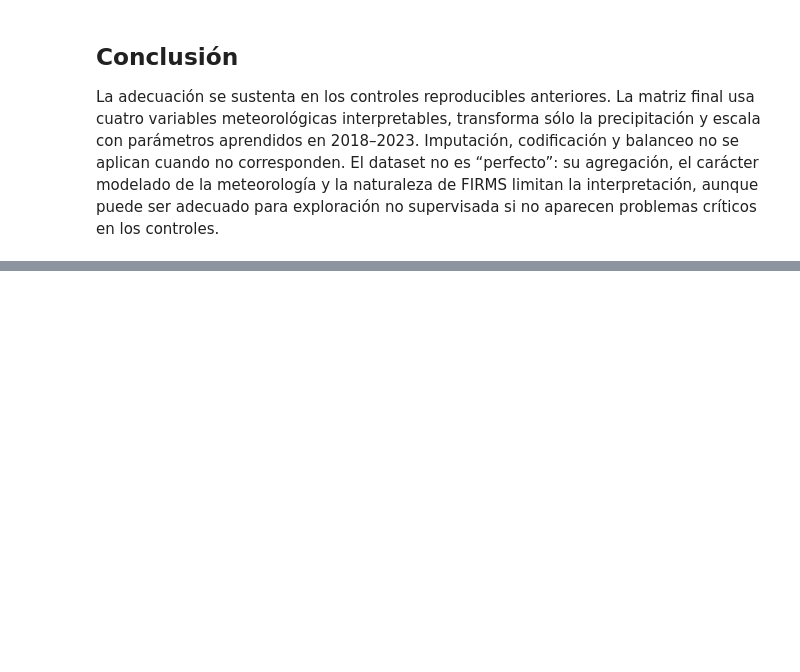
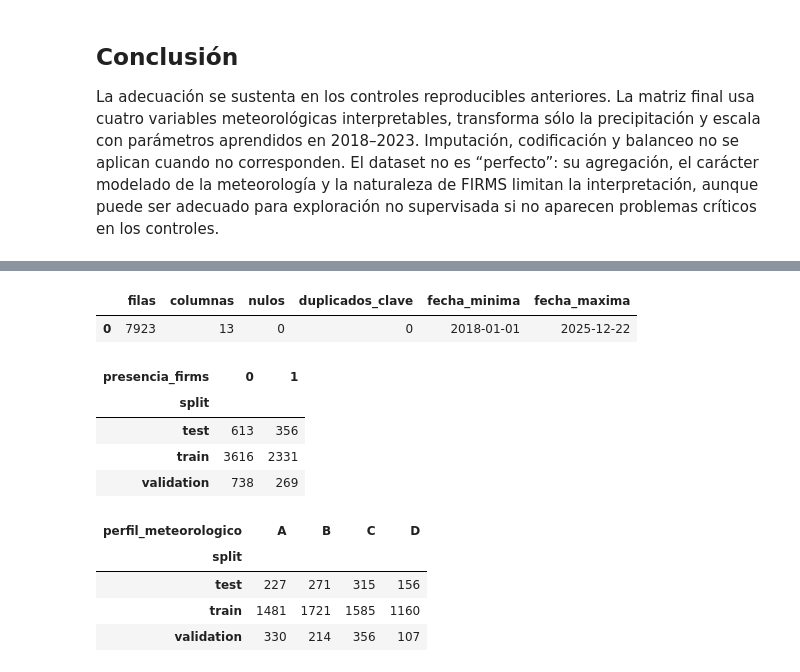
Before and after one commit to kateringonzalez-glitch/Proyecto-AA, a Jupyter notebook: Calidad_Preparacion_Datos.ipynb, the cells around one changed output, grey strips where cells are left out. Drawn from its saved outputs; the diff is of its cells as text; code cells hidden in the pictures; blank space fills up the shorter version.

```diff
--- a/Calidad_Preparacion_Datos.ipynb
+++ b/Calidad_Preparacion_Datos.ipynb
@@ -484,0 +489,28 @@ La adecuación se sustenta en los controles reproducibles anteriores. La matriz
+# %%
+RUTA_MODELO_BINARIO = "data/processed/modelado/dataset_modelado_presencia_firms.parquet"
+datos_binarios = pd.read_parquet(RUTA_MODELO_BINARIO)
+datos_binarios["fecha_inicio_semana"] = pd.to_datetime(datos_binarios["fecha_inicio_semana"], errors="raise")
+
+auditoria_binaria = pd.DataFrame({
+    "filas": [len(datos_binarios)], "columnas": [datos_binarios.shape[1]],
+    "nulos": [int(datos_binarios.isna().sum().sum())],
+    "duplicados_clave": [int(datos_binarios.duplicated(["departamento", "fecha_inicio_semana"]).sum())],
+    "fecha_minima": [datos_binarios.fecha_inicio_semana.min()],
+    "fecha_maxima": [datos_binarios.fecha_inicio_semana.max()]
+})
+display(auditoria_binaria)
+display(datos_binarios.groupby("split")["presencia_firms"].value_counts().unstack(fill_value=0))
+datos_binarios.groupby("split")["perfil_meteorologico"].value_counts().unstack(fill_value=0)
+# %% [output]
+|  | filas | columnas | nulos | duplicados_clave | fecha_minima | fecha_maxima |
+| 0 | 7923 | 13 | 0 | 0 | 2018-01-01 | 2025-12-22 |
+| presencia_firms | 0 | 1 |
+| split |  |  |
+| test | 613 | 356 |
+| train | 3616 | 2331 |
+| validation | 738 | 269 |
+| perfil_meteorologico | A | B | C | D |
+| split |  |  |  |  |
+| test | 227 | 271 | 315 | 156 |
+| train | 1481 | 1721 | 1585 | 1160 |
+| validation | 330 | 214 | 356 | 107 |
```
Also changed, not shown: parts of 3 cells of this notebook, 56 other files.
